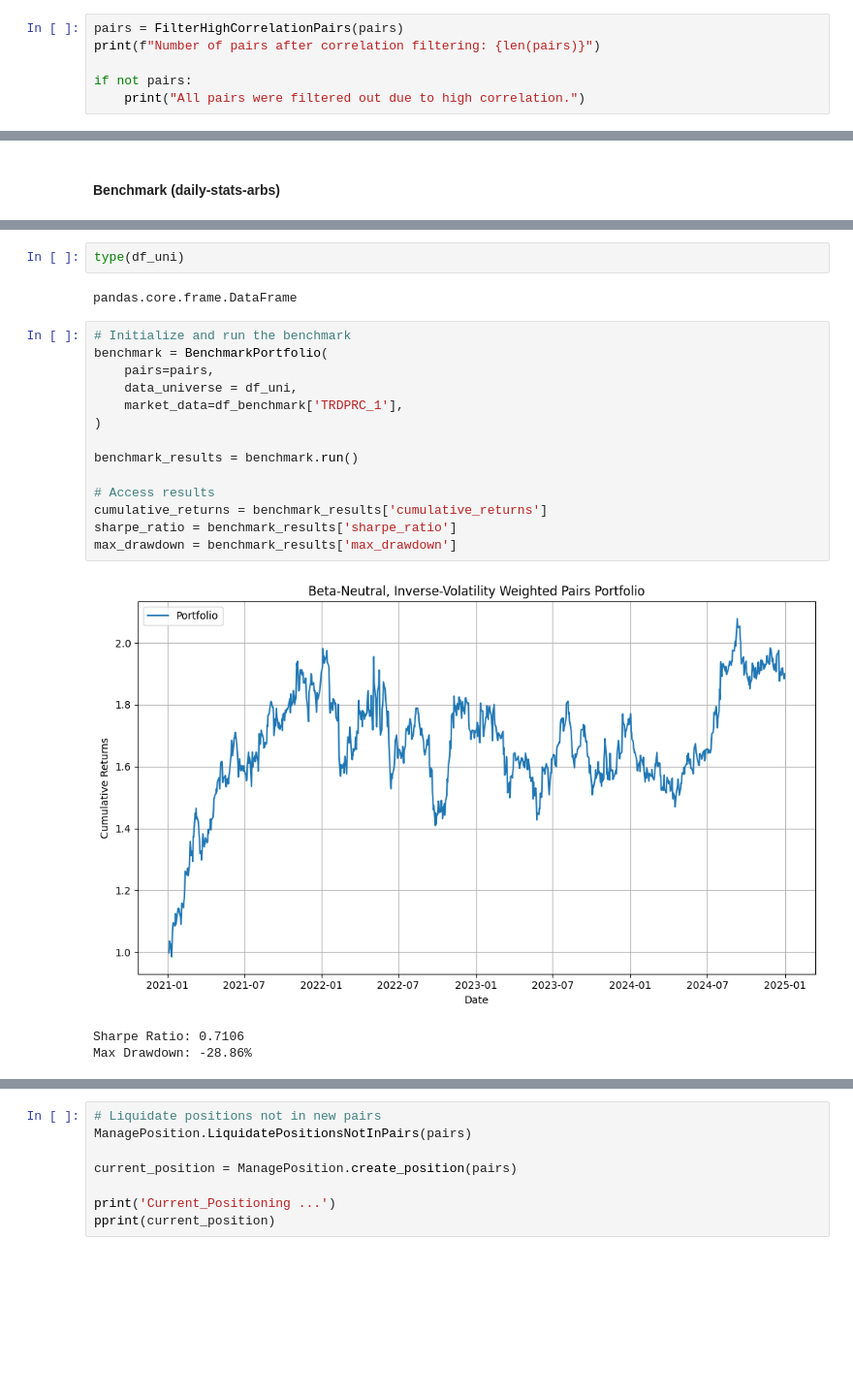
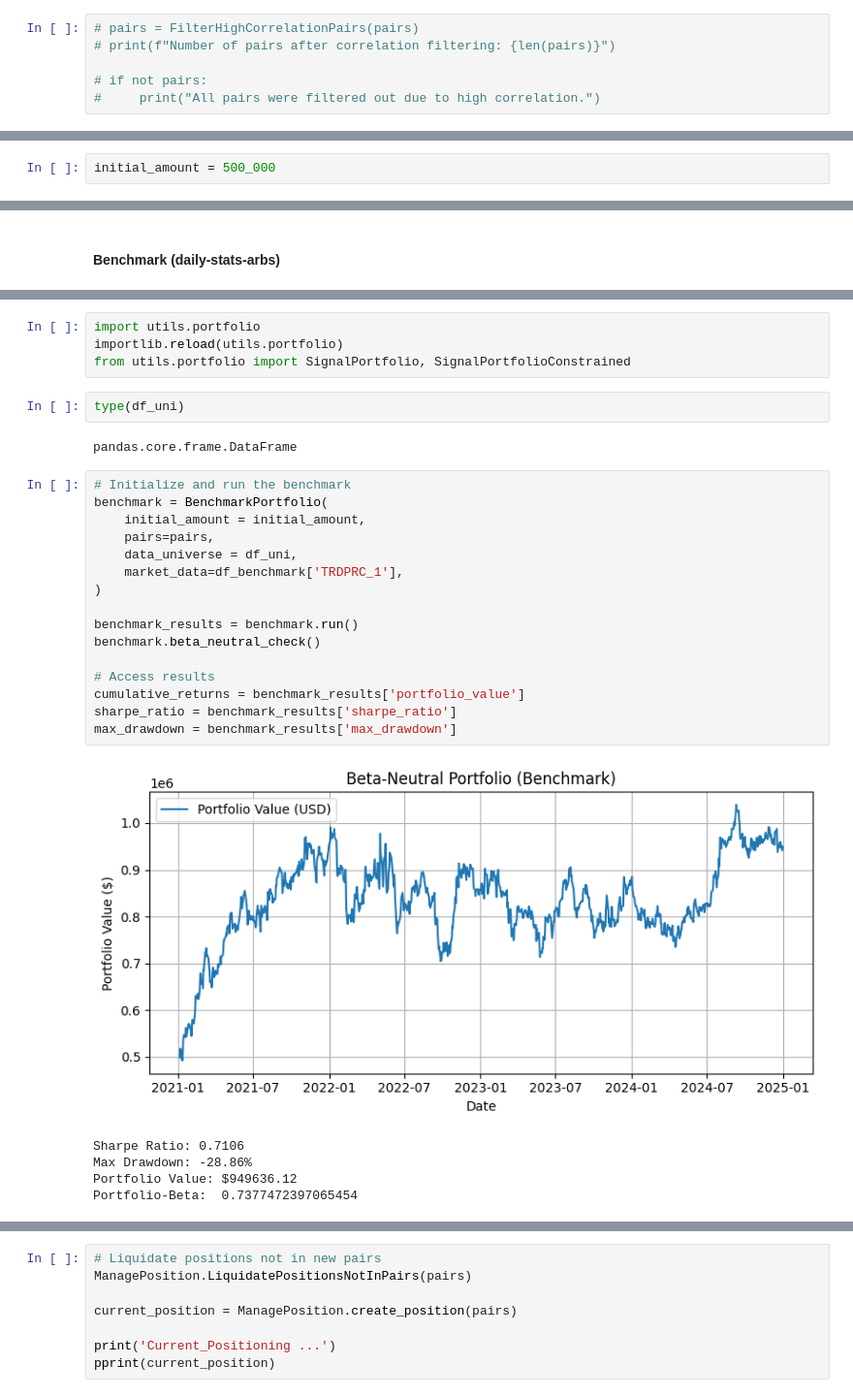
Before and after one commit to AlikMon88/ML-Pairs-Open, a Jupyter notebook: Research/research.ipynb, the cells around one changed output, grey strips where cells are left out. Shown at 97% size. Saved outputs shown, nothing was run; the diff lists cells and outputs as text; blank space fills up the shorter version.

Commit message:
add signal-strat

```diff
--- a/Research/research.ipynb
+++ b/Research/research.ipynb
@@ -482,8 +453,8 @@ plt.show()
 # %% [output]
 [figure]
 # %%
-pairs = FilterHighCorrelationPairs(pairs)
-print(f"Number of pairs after correlation filtering: {len(pairs)}")
+# pairs = FilterHighCorrelationPairs(pairs)
+# print(f"Number of pairs after correlation filtering: {len(pairs)}")
 
-if not pairs:
-    print("All pairs were filtered out due to high correlation.")
+# if not pairs:
+#     print("All pairs were filtered out due to high correlation.")
@@ -494,3 +463,5 @@ NameError: name 'FilterHighCorrelationPairs' is not defined
+# %%
+initial_amount = 500_000
 # %% [markdown]
 ##### Load S&P500 Benchmark
 # %%
@@ -544,6 +507,10 @@ from utils.benchmark import BenchmarkPortfolio
 import utils.benchmark
 importlib.reload(utils.benchmark)
 from utils.benchmark import BenchmarkPortfolio
+# %%
+import utils.portfolio
+importlib.reload(utils.portfolio)
+from utils.portfolio import SignalPortfolio, SignalPortfolioConstrained
 # %%
 type(df_uni)
 # %% [output]
@@ -551,18 +518,22 @@ pandas.core.frame.DataFrame
 # %%
 # Initialize and run the benchmark
 benchmark = BenchmarkPortfolio(
+    initial_amount = initial_amount,
     pairs=pairs,
     data_universe = df_uni,
     market_data=df_benchmark['TRDPRC_1'],
 )
 
 benchmark_results = benchmark.run()
+benchmark.beta_neutral_check()
 
 # Access results
-cumulative_returns = benchmark_results['cumulative_returns']
+cumulative_returns = benchmark_results['portfolio_value']
 sharpe_ratio = benchmark_results['sharpe_ratio']
 max_drawdown = benchmark_results['max_drawdown']
 # %% [output]
-[figure, old version]
+[figure, new version]
 Sharpe Ratio: 0.7106
 Max Drawdown: -28.86%
+Portfolio Value: $949636.12
+Portfolio-Beta:  0.7377472397065454
```
Also changed, not shown: parts of 15 cells of this notebook, 3 other files.
